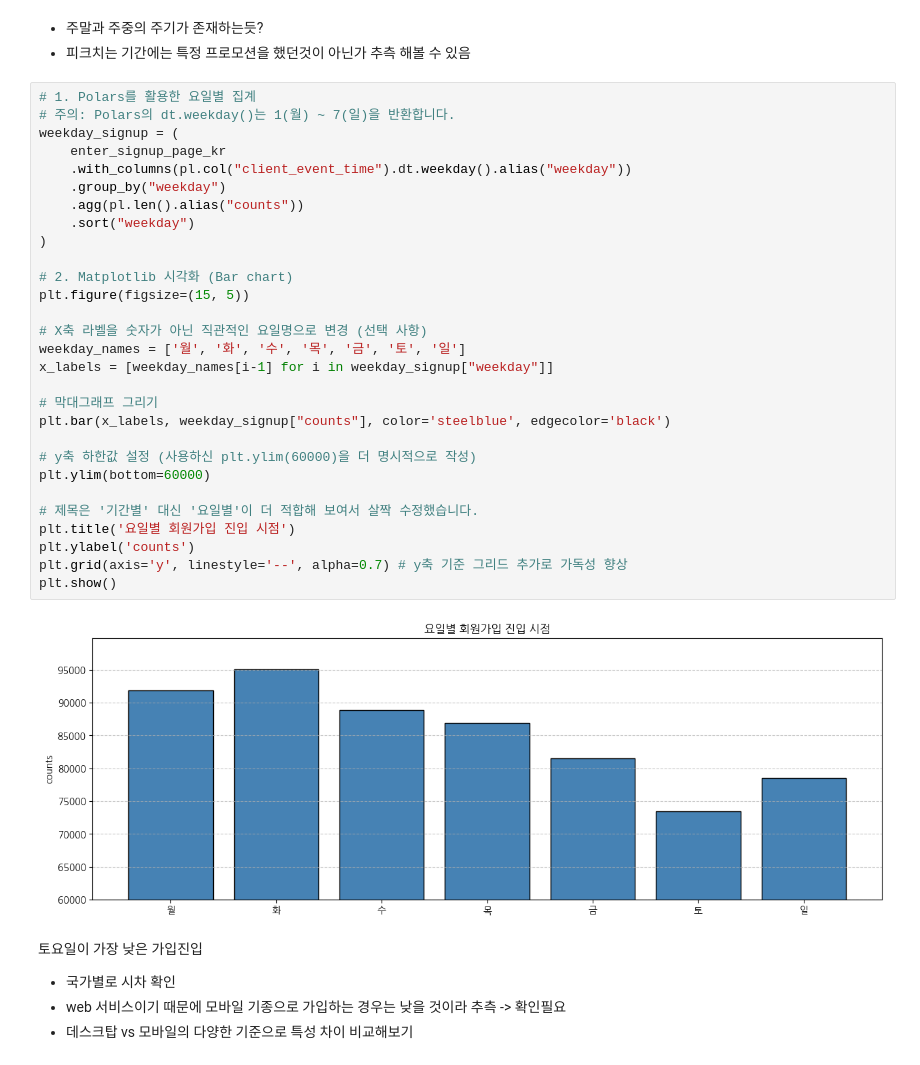
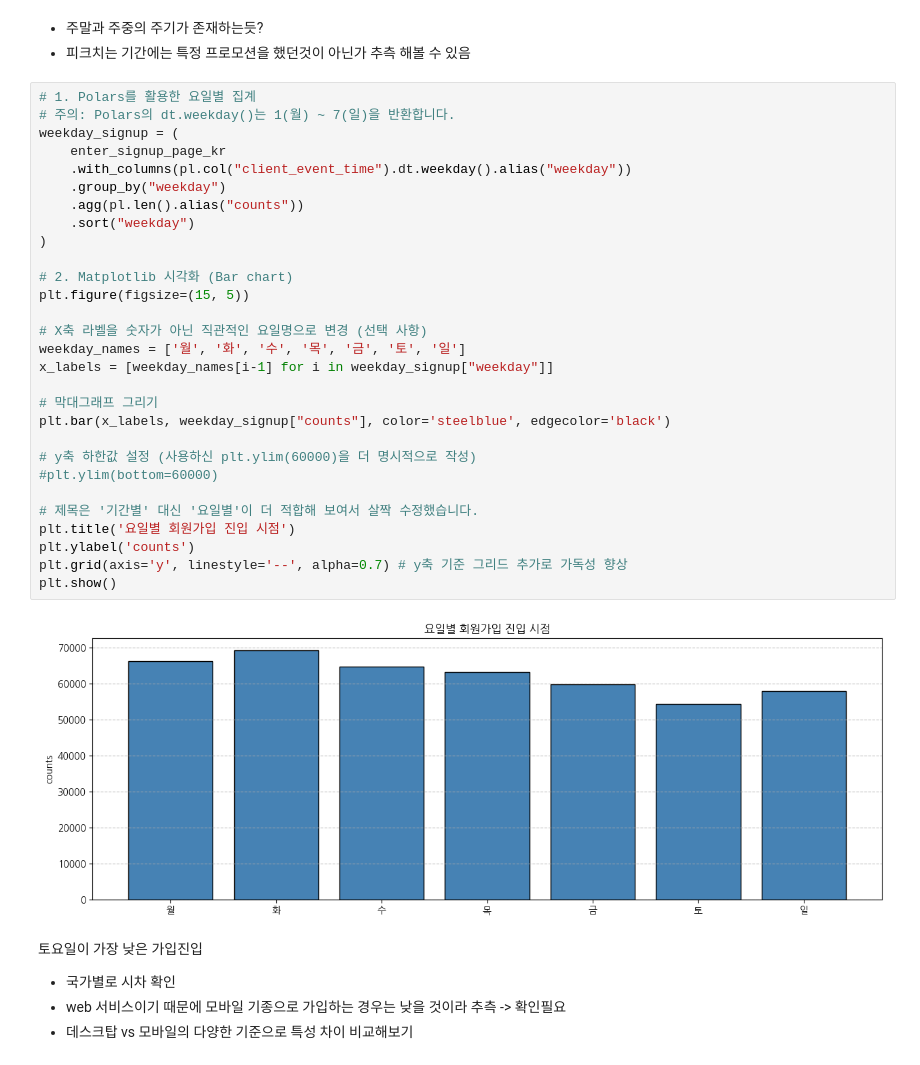
Before and after one commit to tecet1/midproject1, a Jupyter notebook: EDA/topic2_eda_modified.ipynb, the cells around one changed output. Drawn from its saved outputs; the diff is of its cells as text.

```diff
--- a/EDA/topic2_eda_modified.ipynb
+++ b/EDA/topic2_eda_modified.ipynb
@@ -366,34 +346,34 @@ plt.show()
 # %%
 # 1. Polars를 활용한 요일별 집계
 # 주의: Polars의 dt.weekday()는 1(월) ~ 7(일)을 반환합니다.
 weekday_signup = (
     enter_signup_page_kr
     .with_columns(pl.col("client_event_time").dt.weekday().alias("weekday"))
     .group_by("weekday")
     .agg(pl.len().alias("counts"))
     .sort("weekday")
 )
 
 # 2. Matplotlib 시각화 (Bar chart)
 plt.figure(figsize=(15, 5))
 
 # X축 라벨을 숫자가 아닌 직관적인 요일명으로 변경 (선택 사항)
 weekday_names = ['월', '화', '수', '목', '금', '토', '일']
 x_labels = [weekday_names[i-1] for i in weekday_signup["weekday"]]
 
 # 막대그래프 그리기
 plt.bar(x_labels, weekday_signup["counts"], color='steelblue', edgecolor='black')
 
 # y축 하한값 설정 (사용하신 plt.ylim(60000)을 더 명시적으로 작성)
-plt.ylim(bottom=60000)
+#plt.ylim(bottom=60000)
 
 # 제목은 '기간별' 대신 '요일별'이 더 적합해 보여서 살짝 수정했습니다.
 plt.title('요일별 회원가입 진입 시점')
 plt.ylabel('counts')
 plt.grid(axis='y', linestyle='--', alpha=0.7) # y축 기준 그리드 추가로 가독성 향상
 plt.show()
 # %% [output]
-[figure, old version]
+[figure, new version]
 # %% [markdown]
 토요일이 가장 낮은 가입진입
 - 국가별로 시차 확인
```
Also changed, not shown: parts of 148 cells of this notebook, 1 other file.
